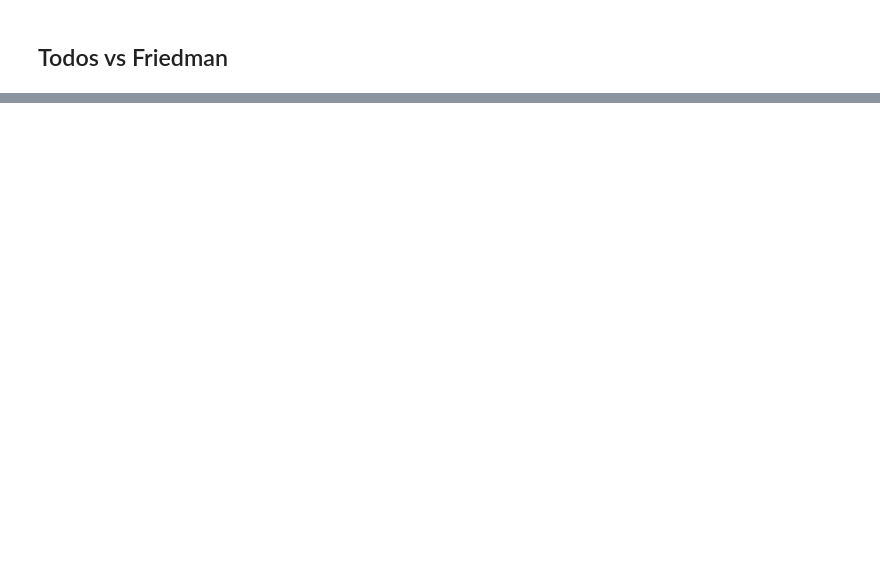
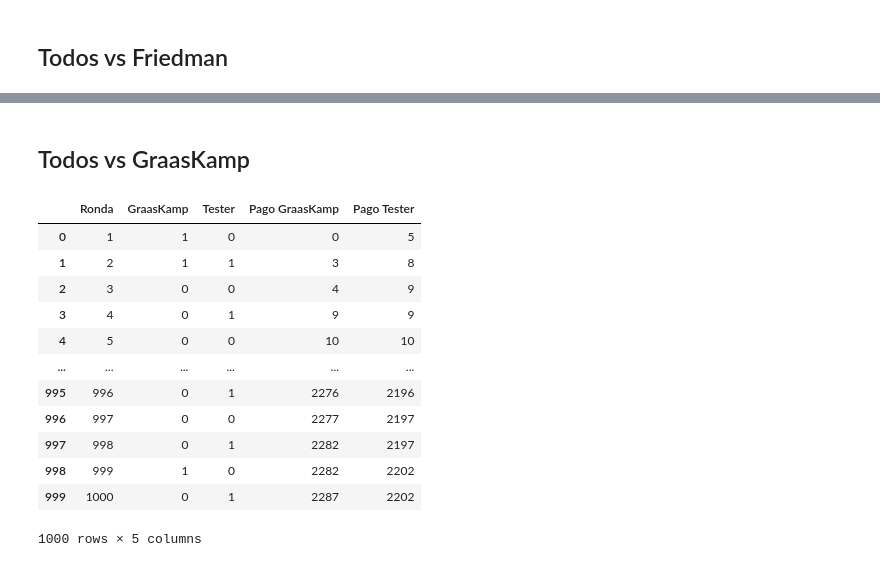
Before and after one commit to AlexFajardo26/Teoria_de_juegos, a Jupyter notebook: Proyecto.ipynb, the cells around one changed output, grey strips where cells are left out. Cells and saved outputs as stored; diff of their text form; code cells hidden in the pictures; blank space fills up the shorter version.

```diff
--- a/Proyecto.ipynb
+++ b/Proyecto.ipynb
@@ -363,0 +410,42 @@ graficar_ganancias(df_Friedman, nombres_Friedman)
+# %% [markdown]
+## Todos vs GraasKamp
+# %%
+GraasKamp_game = GraasKamp(aleatorio)
+
+nombres_GraasKamp = ['Rick', 'Friedman', 'Joss', 'Tit_for_Tat', 'Tester']
+oponentes_GraasKamp = [Rick, Friedman, Joss, Tit_for_Tat, Tester]
+
+df_GraasKamp = []
+
+for i in range(len(nombres_GraasKamp)):
+    nombre = nombres_GraasKamp[i]
+    funcion = oponentes_GraasKamp[i]
+
+    plays_op = funcion(GraasKamp_game)
+    pagos_GraasKamp, pagos_oponente = calcular_pagos(GraasKamp_game, plays_op)
+
+    df2_GraasKamp = pd.DataFrame({
+        'Ronda': list(range(1, len(aleatorio) + 1)),
+        'GraasKamp': GraasKamp_game,
+        nombre: plays_op,
+        'Pago GraasKamp': pagos_GraasKamp,
+        f'Pago {nombre}': pagos_oponente
+    })
+
+    df_GraasKamp.append(df2_GraasKamp)
+
+df_GraasKamp[4]
+# %% [output]
+|  | Ronda | GraasKamp | Tester | Pago GraasKamp | Pago Tester |
+| 0 | 1 | 1 | 0 | 0 | 5 |
+| 1 | 2 | 1 | 1 | 3 | 8 |
+| 2 | 3 | 0 | 0 | 4 | 9 |
+| 3 | 4 | 0 | 1 | 9 | 9 |
+| 4 | 5 | 0 | 0 | 10 | 10 |
+| ... | ... | ... | ... | ... | ... |
+| 995 | 996 | 0 | 1 | 2276 | 2196 |
+| 996 | 997 | 0 | 0 | 2277 | 2197 |
+| 997 | 998 | 0 | 1 | 2282 | 2197 |
+| 998 | 999 | 1 | 0 | 2282 | 2202 |
+| 999 | 1000 | 0 | 1 | 2287 | 2202 |
+1000 rows × 5 columns
```
Also changed, not shown: parts of 13 cells of this notebook.
